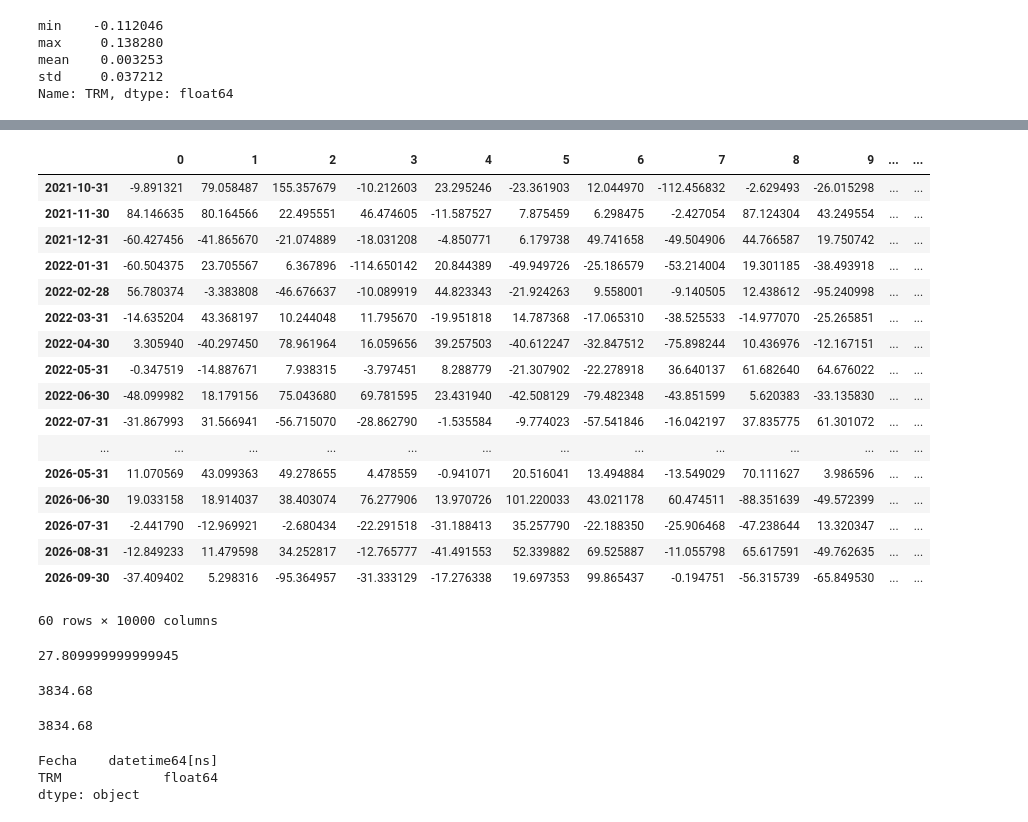
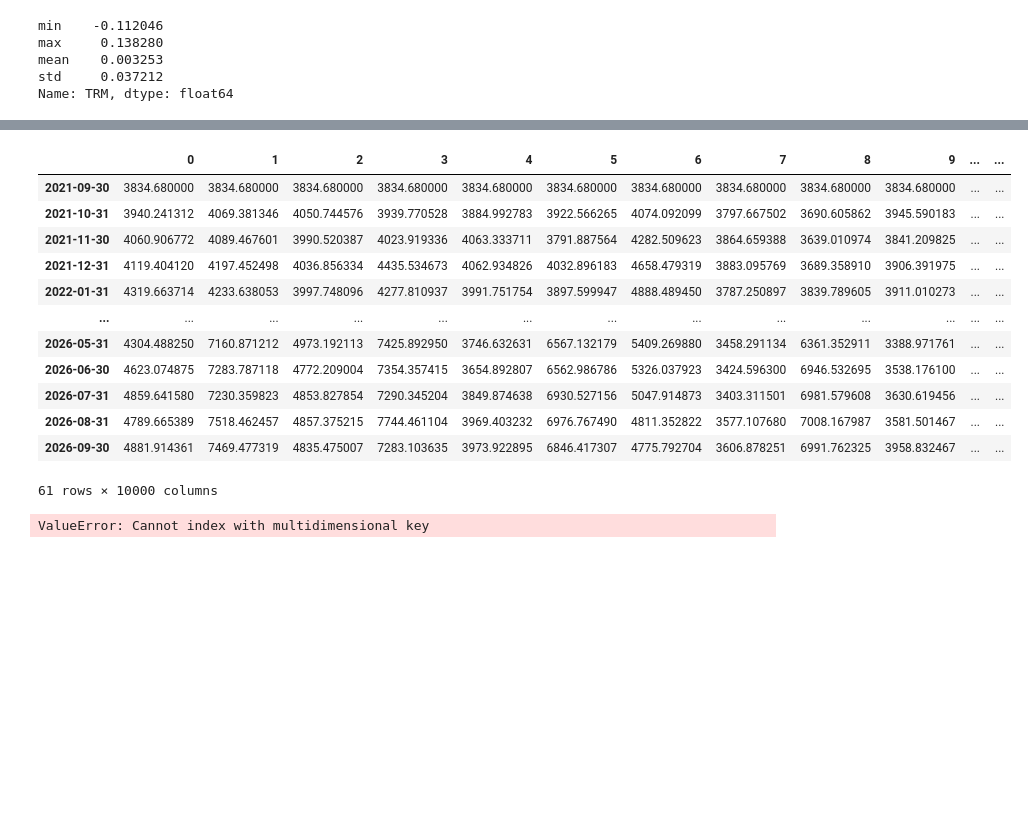
Before and after one commit to Alejandro-Duenas/rate_simulation_models, a Jupyter notebook: Stochastic Rates Modeling.ipynb, the cells around one changed output, grey strips where cells are left out. Drawn from its saved outputs; the diff is of its cells as text; code cells hidden in the pictures; blank space fills up the shorter version.

```diff
--- a/Stochastic Rates Modeling.ipynb
+++ b/Stochastic Rates Modeling.ipynb
@@ -114,41 +127,20 @@ np.log(trm_gbm.sim_df/trm_gbm.sim_df.shift(1)).agg(['min','max','mean', 'std'],
+# %%
+trm_gbm.sim_df.apply(lambda x: x.where(x<=9000, 9000))
+# %% [output]
+|  | 0 | 1 | 2 | 3 | 4 | 5 | 6 | 7 | 8 | 9 | ... | ... |
+| 2021-09-30 | 3834.680000 | 3834.680000 | 3834.680000 | 3834.680000 | 3834.680000 | 3834.680000 | 3834.680000 | 3834.680000 | 3834.680000 | 3834.680000 | ... | ... |
+| 2021-10-31 | 3940.241312 | 4069.381346 | 4050.744576 | 3939.770528 | 3884.992783 | 3922.566265 | 4074.092099 | 3797.667502 | 3690.605862 | 3945.590183 | ... | ... |
+| 2021-11-30 | 4060.906772 | 4089.467601 | 3990.520387 | 4023.919336 | 4063.333711 | 3791.887564 | 4282.509623 | 3864.659388 | 3639.010974 | 3841.209825 | ... | ... |
+| 2021-12-31 | 4119.404120 | 4197.452498 | 4036.856334 | 4435.534673 | 4062.934826 | 4032.896183 | 4658.479319 | 3883.095769 | 3689.358910 | 3906.391975 | ... | ... |
+| 2022-01-31 | 4319.663714 | 4233.638053 | 3997.748096 | 4277.810937 | 3991.751754 | 3897.599947 | 4888.489450 | 3787.250897 | 3839.789605 | 3911.010273 | ... | ... |
+| ... | ... | ... | ... | ... | ... | ... | ... | ... | ... | ... | ... | ... |
+| 2026-05-31 | 4304.488250 | 7160.871212 | 4973.192113 | 7425.892950 | 3746.632631 | 6567.132179 | 5409.269880 | 3458.291134 | 6361.352911 | 3388.971761 | ... | ... |
+| 2026-06-30 | 4623.074875 | 7283.787118 | 4772.209004 | 7354.357415 | 3654.892807 | 6562.986786 | 5326.037923 | 3424.596300 | 6946.532695 | 3538.176100 | ... | ... |
+| 2026-07-31 | 4859.641580 | 7230.359823 | 4853.827854 | 7290.345204 | 3849.874638 | 6930.527156 | 5047.914873 | 3403.311501 | 6981.579608 | 3630.619456 | ... | ... |
+| 2026-08-31 | 4789.665389 | 7518.462457 | 4857.375215 | 7744.461104 | 3969.403232 | 6976.767490 | 4811.352822 | 3577.107680 | 7008.167987 | 3581.501467 | ... | ... |
+| 2026-09-30 | 4881.914361 | 7469.477319 | 4835.475007 | 7283.103635 | 3973.922895 | 6846.417307 | 4775.792704 | 3606.878251 | 6991.762325 | 3958.832467 | ... | ... |
+61 rows × 10000 columns
 # %%
-(trm_gbm.sim_df-trm_gbm.sim_df.shift(1)).dropna()
+trm_gbm.sim_df.loc[trm_gbm.sim_df>9000]
 # %% [output]
-|  | 0 | 1 | 2 | 3 | 4 | 5 | 6 | 7 | 8 | 9 | ... | ... |
-| 2021-10-31 | -9.891321 | 79.058487 | 155.357679 | -10.212603 | 23.295246 | -23.361903 | 12.044970 | -112.456832 | -2.629493 | -26.015298 | ... | ... |
-| 2021-11-30 | 84.146635 | 80.164566 | 22.495551 | 46.474605 | -11.587527 | 7.875459 | 6.298475 | -2.427054 | 87.124304 | 43.249554 | ... | ... |
-| 2021-12-31 | -60.427456 | -41.865670 | -21.074889 | -18.031208 | -4.850771 | 6.179738 | 49.741658 | -49.504906 | 44.766587 | 19.750742 | ... | ... |
-| 2022-01-31 | -60.504375 | 23.705567 | 6.367896 | -114.650142 | 20.844389 | -49.949726 | -25.186579 | -53.214004 | 19.301185 | -38.493918 | ... | ... |
-| 2022-02-28 | 56.780374 | -3.383808 | -46.676637 | -10.089919 | 44.823343 | -21.924263 | 9.558001 | -9.140505 | 12.438612 | -95.240998 | ... | ... |
-| 2022-03-31 | -14.635204 | 43.368197 | 10.244048 | 11.795670 | -19.951818 | 14.787368 | -17.065310 | -38.525533 | -14.977070 | -25.265851 | ... | ... |
-| 2022-04-30 | 3.305940 | -40.297450 | 78.961964 | 16.059656 | 39.257503 | -40.612247 | -32.847512 | -75.898244 | 10.436976 | -12.167151 | ... | ... |
-| 2022-05-31 | -0.347519 | -14.887671 | 7.938315 | -3.797451 | 8.288779 | -21.307902 | -22.278918 | 36.640137 | 61.682640 | 64.676022 | ... | ... |
-| 2022-06-30 | -48.099982 | 18.179156 | 75.043680 | 69.781595 | 23.431940 | -42.508129 | -79.482348 | -43.851599 | 5.620383 | -33.135830 | ... | ... |
-| 2022-07-31 | -31.867993 | 31.566941 | -56.715070 | -28.862790 | -1.535584 | -9.774023 | -57.541846 | -16.042197 | 37.835775 | 61.301072 | ... | ... |
-| ... | ... | ... | ... | ... | ... | ... | ... | ... | ... | ... | ... | ... |
-| 2026-05-31 | 11.070569 | 43.099363 | 49.278655 | 4.478559 | -0.941071 | 20.516041 | 13.494884 | -13.549029 | 70.111627 | 3.986596 | ... | ... |
-| 2026-06-30 | 19.033158 | 18.914037 | 38.403074 | 76.277906 | 13.970726 | 101.220033 | 43.021178 | 60.474511 | -88.351639 | -49.572399 | ... | ... |
-| 2026-07-31 | -2.441790 | -12.969921 | -2.680434 | -22.291518 | -31.188413 | 35.257790 | -22.188350 | -25.906468 | -47.238644 | 13.320347 | ... | ... |
-| 2026-08-31 | -12.849233 | 11.479598 | 34.252817 | -12.765777 | -41.491553 | 52.339882 | 69.525887 | -11.055798 | 65.617591 | -49.762635 | ... | ... |
-| 2026-09-30 | -37.409402 | 5.298316 | -95.364957 | -31.333129 | -17.276338 | 19.697353 | 99.865437 | -0.194751 | -56.315739 | -65.849530 | ... | ... |
-60 rows × 10000 columns
+ValueError: Cannot index with multidimensional key
-# %%
-(trm_gbm.series-trm_gbm.series.shift(1)).last('1D').item()
-# %% [output]
-27.809999999999945
-# %%
-temp[(temp['Fecha']<='2021-09-30')
-    &
-    (temp['Fecha']>='2020-09-30')].max()['max']
-# %% [output]
-3834.68
-# %%
-trm.loc['2021-09-30']
-# %% [output]
-3834.68
-# %%
-trm.reset_index().dtypes
-# %% [output]
-Fecha    datetime64[ns]
-TRM             float64
-dtype: object
```
Also changed, not shown: parts of 12 cells of this notebook, 1 other file.
